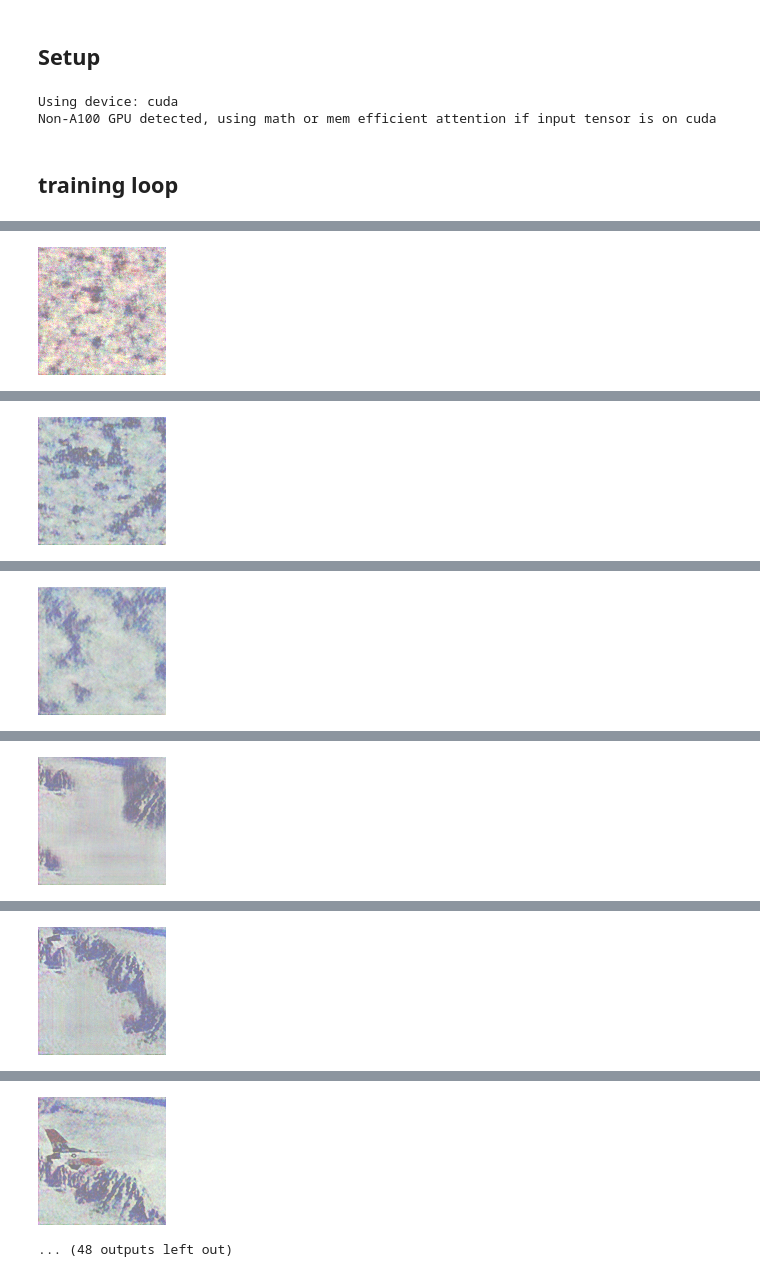
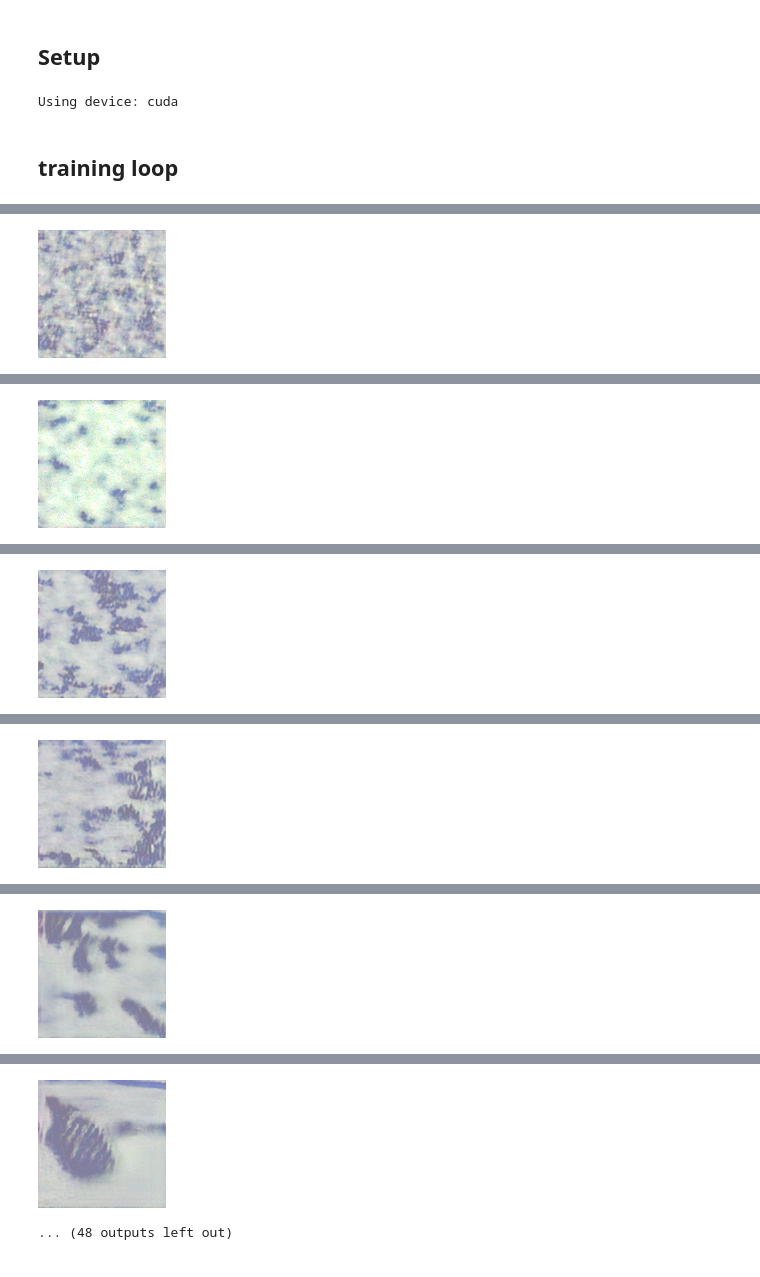
Before and after one commit to Darth-Phoenix/Accelerating-DDPM-with-DIP-based-Initial-Priors, a Jupyter notebook: main.ipynb, the cells around one changed output, grey strips where cells are left out. Cells and saved outputs as stored; diff of their text form; code cells hidden in the pictures.

```diff
--- a/main.ipynb
+++ b/main.ipynb
@@ -206,9 +202,7 @@ device = torch.device('cuda' if torch.cuda.is_available() else 'cpu')
 print('Using device:', device)
 
 # Load the Lena image from the data folder
-data_dir = "./"
-file_name = "denoising.png"
-img_path = os.path.join(data_dir, file_name)
+img_path = "./prior.png"
 img = Image.open(img_path).convert("RGB")
 
 # Preprocess the image
@@ -238,6 +232,5 @@ optimizer = torch.optim.Adam(diffusion.parameters(), lr=1e-4)
 num_epochs = 15000
 # %% [output]
 Using device: cuda
-Non-A100 GPU detected, using math or mem efficient attention if input tensor is on cuda
 # %% [markdown]
 ## training loop
@@ -272,9 +261,6 @@ for epoch in range(num_epochs):
 
 
         print(f"Epoch {epoch + 1}/{num_epochs}, Loss: {loss.item()}, PSNR: {psnr}, SSIM: {ssim}")
-        losses.append(loss.item())
-        psnrs.append(psnr)
-        ssims.append(ssim)
 
         # Convert to PIL Image
         sampled_image_pil = transforms.ToPILImage()(sampled_image)
@@ -287 +273 @@ Epoch 500/15000, Loss: 0.036463089287281036, PSNR: 13.8368952219758, SSIM: 0.116
-[figure, old version]
+[figure, new version]
@@ -289 +275 @@ Epoch 1000/15000, Loss: 0.6622830629348755, PSNR: 14.453563113959184, SSIM: 0.14
-[figure, old version]
+[figure, new version]
@@ -291 +277 @@ Epoch 1500/15000, Loss: 0.07597716897726059, PSNR: 14.464424343901413, SSIM: 0.2
-[figure, old version]
+[figure, new version]
@@ -293 +279 @@ Epoch 2000/15000, Loss: 0.03601638600230217, PSNR: 13.869761100909146, SSIM: 0.2
-[figure, old version]
+[figure, new version]
@@ -295 +281 @@ Epoch 2500/15000, Loss: 0.0018936285050585866, PSNR: 14.253069343434658, SSIM: 0
-[figure, old version]
+[figure, new version]
@@ -297,2 +283,2 @@ Epoch 3000/15000, Loss: 0.04931492730975151, PSNR: 19.816293626083386, SSIM: 0.6
-[figure, old version]
+[figure, new version]
 ... (48 outputs left out)
```
Also changed, not shown: parts of 7 cells of this notebook, 2 other files.
